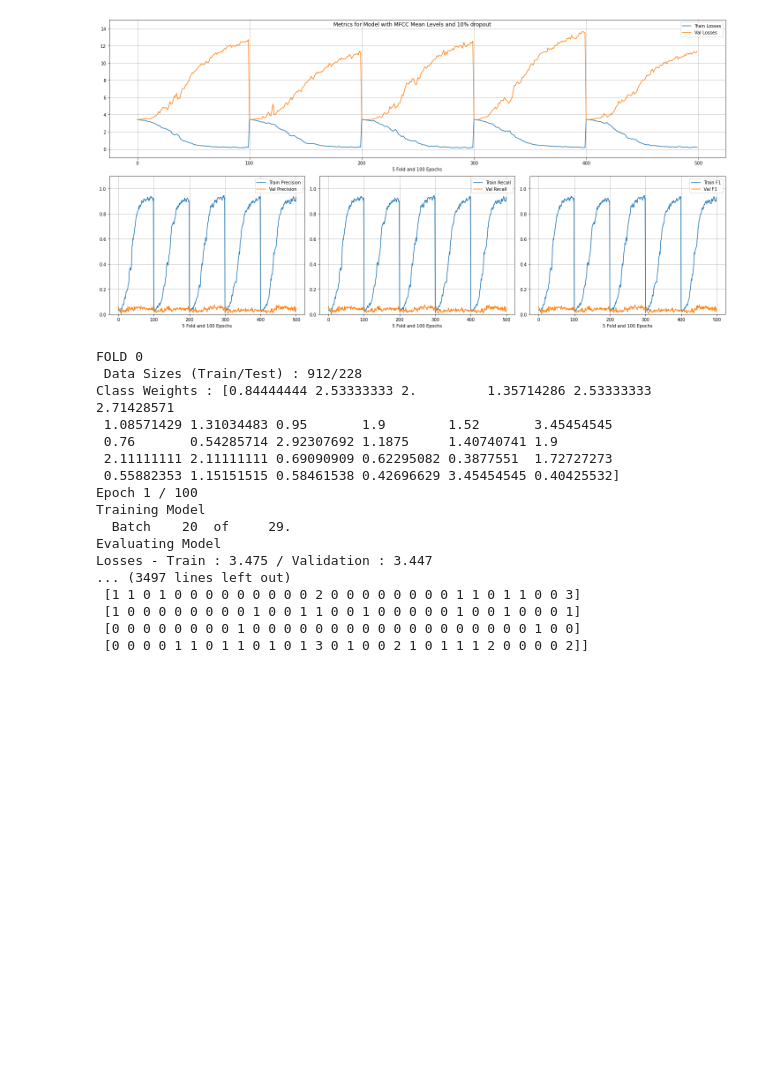
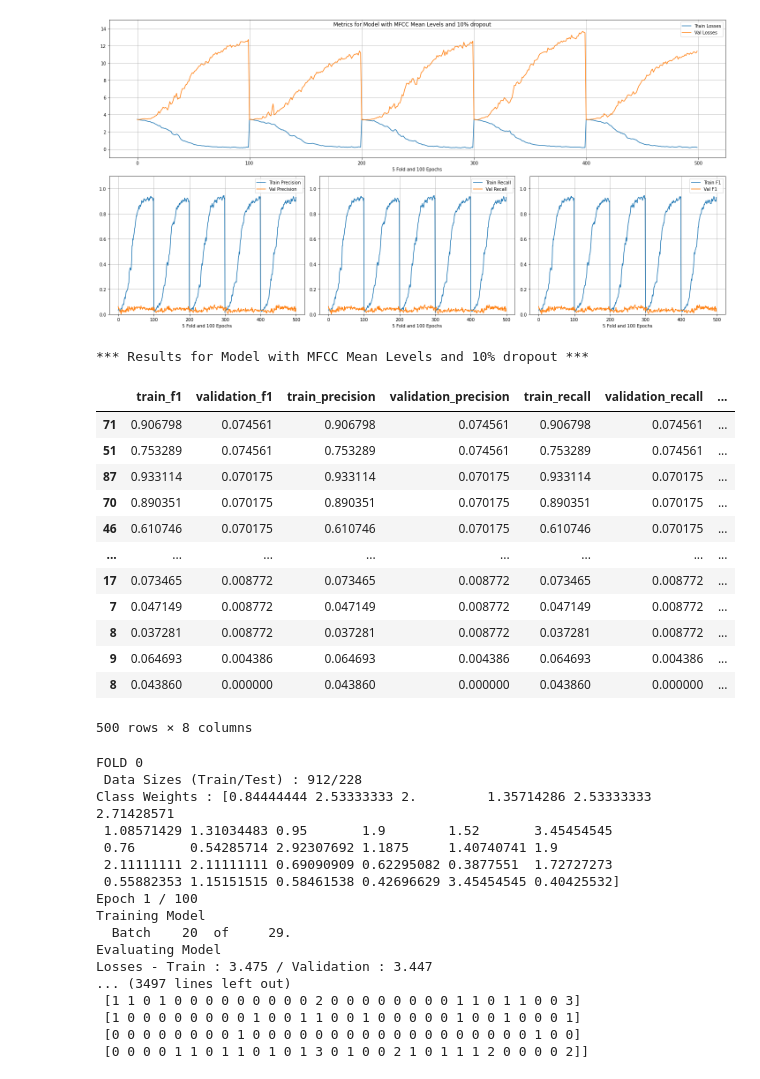
Before and after one commit to pradeep-miriyala/multi-modal-aud-nlp-models, a Jupyter notebook: notebooks/Raga Identification/Raga_Analysis_Experiments.ipynb, the cells around one changed output. Saved outputs shown, nothing was run; the diff lists cells and outputs as text; code cells hidden in the pictures; blank space fills up the shorter version.

```diff
--- a/notebooks/Raga Identification/Raga_Analysis_Experiments.ipynb
+++ b/notebooks/Raga Identification/Raga_Analysis_Experiments.ipynb
@@ -268,6 +268,7 @@ def train_model(data, prepare_data_hnd, gpu, **kwargs):
   dropout = kwargs['dropout'] if 'dropout' in kwargs else 0.25
   plot = kwargs['plot'] if 'plot' in kwargs else True
   epochs = kwargs['epochs'] if 'epochs' in kwargs else 5
+  mdlargs = kwargs['mdlargs'] if 'mdlargs' in kwargs else {}
 
   k_fold = StratifiedKFold(n_splits=k_folds, shuffle=True, random_state=42)
   results = {x: {} for x in range(k_folds)}
@@ -293,7 +294,7 @@ def train_model(data, prepare_data_hnd, gpu, **kwargs):
         'validation_recall': []
     }
     train_data, test_data, train_lbls, test_lbls = prepare_data_hnd(data, train_ids, test_ids)
-    model = kwargs['model'](n_labels,dropout=dropout)
+    model = kwargs['model'](n_labels,dropout=dropout,**mdlargs)
     model.to(gpu)
     loss_fcn = get_loss_function(balance_classes, data['RagamCode'].tolist(), gpu, nn.CrossEntropyLoss)
     # define the optimizer
@@ -348,6 +349,13 @@ def train_model(data, prepare_data_hnd, gpu, **kwargs):
   if plot:
     plot_results(results, title)
   return results
+# %%
+def results_to_df(results):
+    p = pd.DataFrame(results[0])
+    for i in range(1, len(results)):
+        p = pd.concat([p, pd.DataFrame(results[i])], axis=0)
+    p.sort_values(by='validation_f1', ascending=False, inplace=True)
+    return p
 # %% [markdown]
 # Experiment 1 - Using Mean levels of MFCC Values
 40 MFCC levels are precomputed using MATLAB
@@ -425,6 +433,25 @@ Losses - Train : 3.459 / Validation : 3.438
  [0 1 1 0 0 0 0 0 0 0 0 0 0 0 0 0 0 0 0 0 0 0 0 0 0 0 0 0 0 0]
  [1 0 0 0 2 0 0 0 0 1 0 0 0 2 0 1 0 0 0 0 1 0 2 0 1 0 0 0 0 0]]
 [figure]
+# %%
+print('*** Results for Model with MFCC Mean Levels and 10% dropout ***')
+mfcc_single_results_df = results_to_df(mfcc_single_results)
+mfcc_single_results_df.sort_values(by=['validation_f1', 'train_f1'], ascending=False)
+# %% [output]
+*** Results for Model with MFCC Mean Levels and 10% dropout ***
+|  | train_f1 | validation_f1 | train_precision | validation_precision | train_recall | validation_recall | ... |
+| 71 | 0.906798 | 0.074561 | 0.906798 | 0.074561 | 0.906798 | 0.074561 | ... |
+| 51 | 0.753289 | 0.074561 | 0.753289 | 0.074561 | 0.753289 | 0.074561 | ... |
+| 87 | 0.933114 | 0.070175 | 0.933114 | 0.070175 | 0.933114 | 0.070175 | ... |
+| 70 | 0.890351 | 0.070175 | 0.890351 | 0.070175 | 0.890351 | 0.070175 | ... |
+| 46 | 0.610746 | 0.070175 | 0.610746 | 0.070175 | 0.610746 | 0.070175 | ... |
+| ... | ... | ... | ... | ... | ... | ... | ... |
+| 17 | 0.073465 | 0.008772 | 0.073465 | 0.008772 | 0.073465 | 0.008772 | ... |
+| 7 | 0.047149 | 0.008772 | 0.047149 | 0.008772 | 0.047149 | 0.008772 | ... |
+| 8 | 0.037281 | 0.008772 | 0.037281 | 0.008772 | 0.037281 | 0.008772 | ... |
+| 9 | 0.064693 | 0.004386 | 0.064693 | 0.004386 | 0.064693 | 0.004386 | ... |
+| 8 | 0.043860 | 0.000000 | 0.043860 | 0.000000 | 0.043860 | 0.000000 | ... |
+500 rows × 8 columns
 # %%
 mfcc_single_results = train_model(data, MfccDataset.prepare_data, gpu,
                                   **{'n_labels' : n_labels,
```
Also changed, not shown: parts of 17 cells of this notebook.
